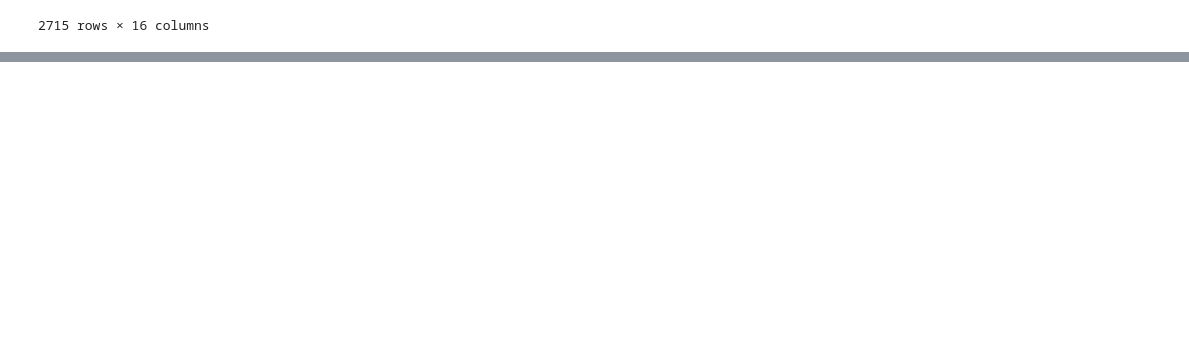
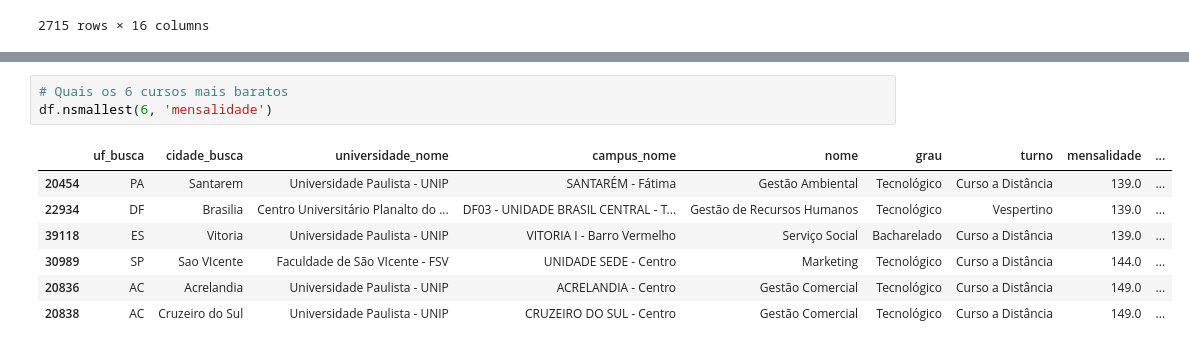
Before and after one commit to carruda1980/labHacker, a Jupyter notebook: Curso labHacker/csv_prouni.ipynb, the cells around one changed output, grey strips where cells are left out. Saved outputs shown, nothing was run; the diff lists cells and outputs as text; blank space fills up the shorter version.

Commit message:
Descobrindo os 5 cursos mais caros e os 6 mais baratos

```diff
--- a/Curso labHacker/csv_prouni.ipynb
+++ b/Curso labHacker/csv_prouni.ipynb
@@ -147,0 +158,11 @@ df.loc[df.groupby(['uf_busca','nome'])['mensalidade'].idxmin()]
+# %%
+# Quais os 6 cursos mais baratos
+df.nsmallest(6, 'mensalidade')
+# %% [output]
+|  | uf_busca | cidade_busca | universidade_nome | campus_nome | nome | grau | turno | mensalidade | ... |
+| 20454 | PA | Santarem | Universidade Paulista - UNIP | SANTARÉM - Fátima | Gestão Ambiental | Tecnológico | Curso a Distância | 139.0 | ... |
+| 22934 | DF | Brasilia | Centro Universitário Planalto do ... | DF03 - UNIDADE BRASIL CENTRAL - T... | Gestão de Recursos Humanos | Tecnológico | Vespertino | 139.0 | ... |
+| 39118 | ES | Vitoria | Universidade Paulista - UNIP | VITORIA I - Barro Vermelho | Serviço Social | Bacharelado | Curso a Distância | 139.0 | ... |
+| 30989 | SP | Sao VIcente | Faculdade de São VIcente - FSV | UNIDADE SEDE - Centro | Marketing | Tecnológico | Curso a Distância | 144.0 | ... |
+| 20836 | AC | Acrelandia | Universidade Paulista - UNIP | ACRELANDIA - Centro | Gestão Comercial | Tecnológico | Curso a Distância | 149.0 | ... |
+| 20838 | AC | Cruzeiro do Sul | Universidade Paulista - UNIP | CRUZEIRO DO SUL - Centro | Gestão Comercial | Tecnológico | Curso a Distância | 149.0 | ... |
```
Also changed, not shown: parts of 1 cell of this notebook.
